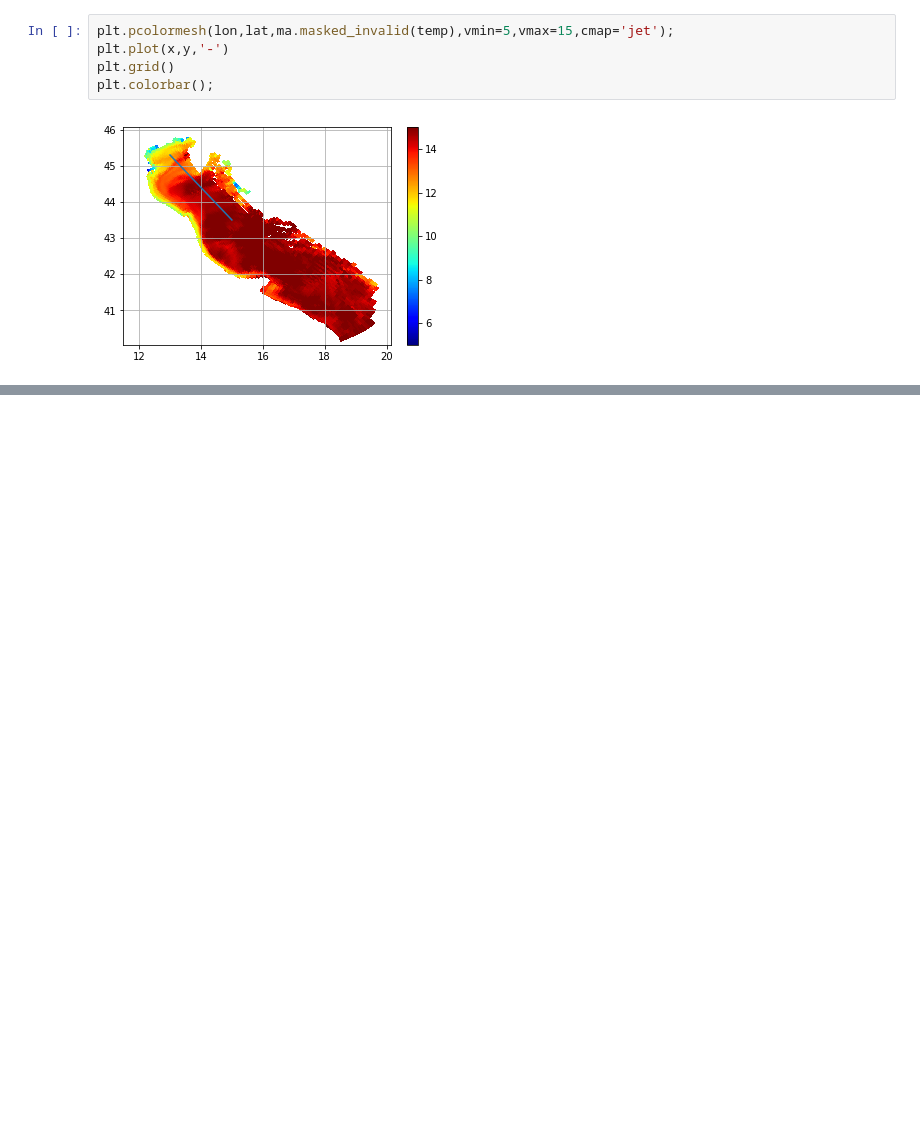
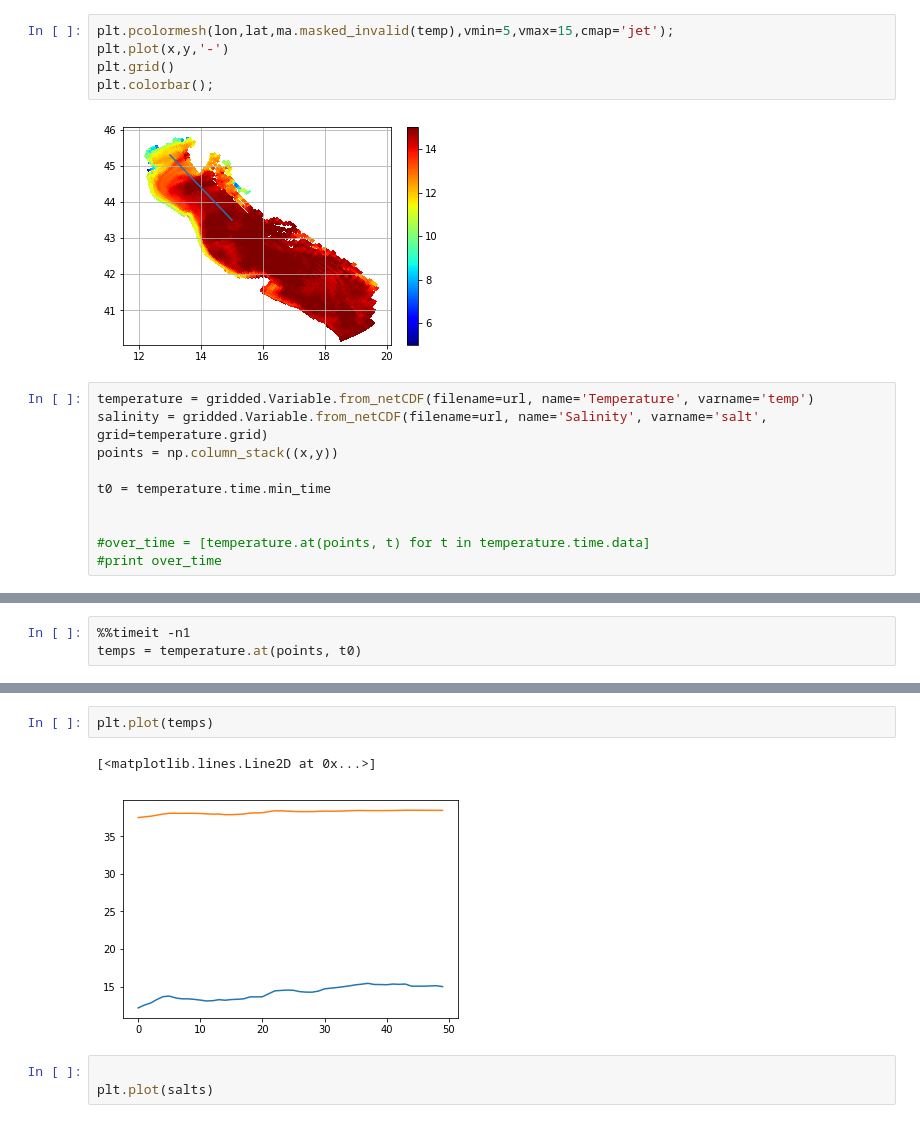
Before and after one commit to NOAA-ORR-ERD/gridded, a Jupyter notebook: examples/trajectory_test.ipynb, the cells around one changed output, grey strips where cells are left out. Cells and saved outputs as stored; diff of their text form; blank space fills up the shorter version.

```diff
--- a/examples/trajectory_test.ipynb
+++ b/examples/trajectory_test.ipynb
@@ -23,3 +27,13 @@ plt.grid()
 plt.colorbar();
 # %% [output]
 [figure]
+# %%
+temperature = gridded.Variable.from_netCDF(filename=url, name='Temperature', varname='temp')
+salinity = gridded.Variable.from_netCDF(filename=url, name='Salinity', varname='salt', grid=temperature.grid)
+points = np.column_stack((x,y))
+
+t0 = temperature.time.min_time
+
+
+#over_time = [temperature.at(points, t) for t in temperature.time.data]
+#print over_time
@@ -25,0 +46,3 @@ plt.colorbar();
+# %%
+%%timeit -n1
+temps = temperature.at(points, t0)
@@ -25,0 +52,8 @@ plt.colorbar();
+# %%
+plt.plot(temps)
+# %% [output]
+[<matplotlib.lines.Line2D at 0x...>]
+[figure, added]
+# %%
+
+plt.plot(salts)
```
Also changed, not shown: parts of 4 cells of this notebook, 3 other files.
